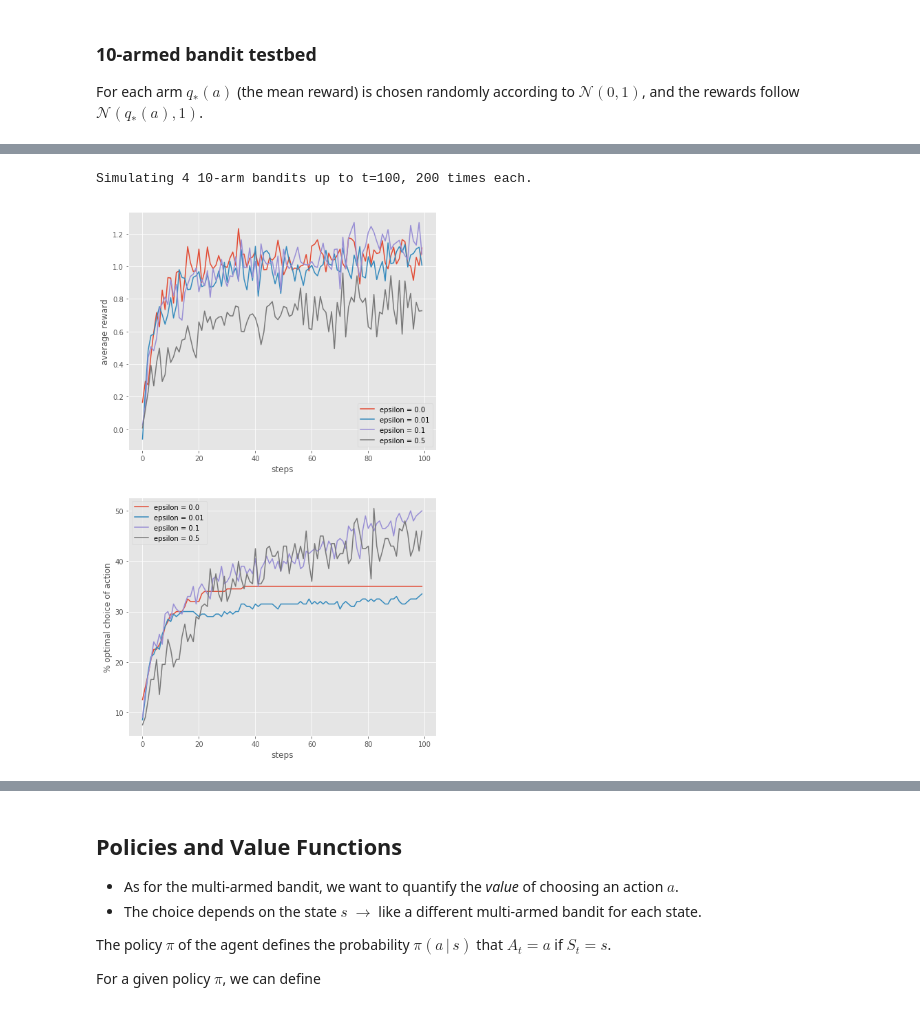
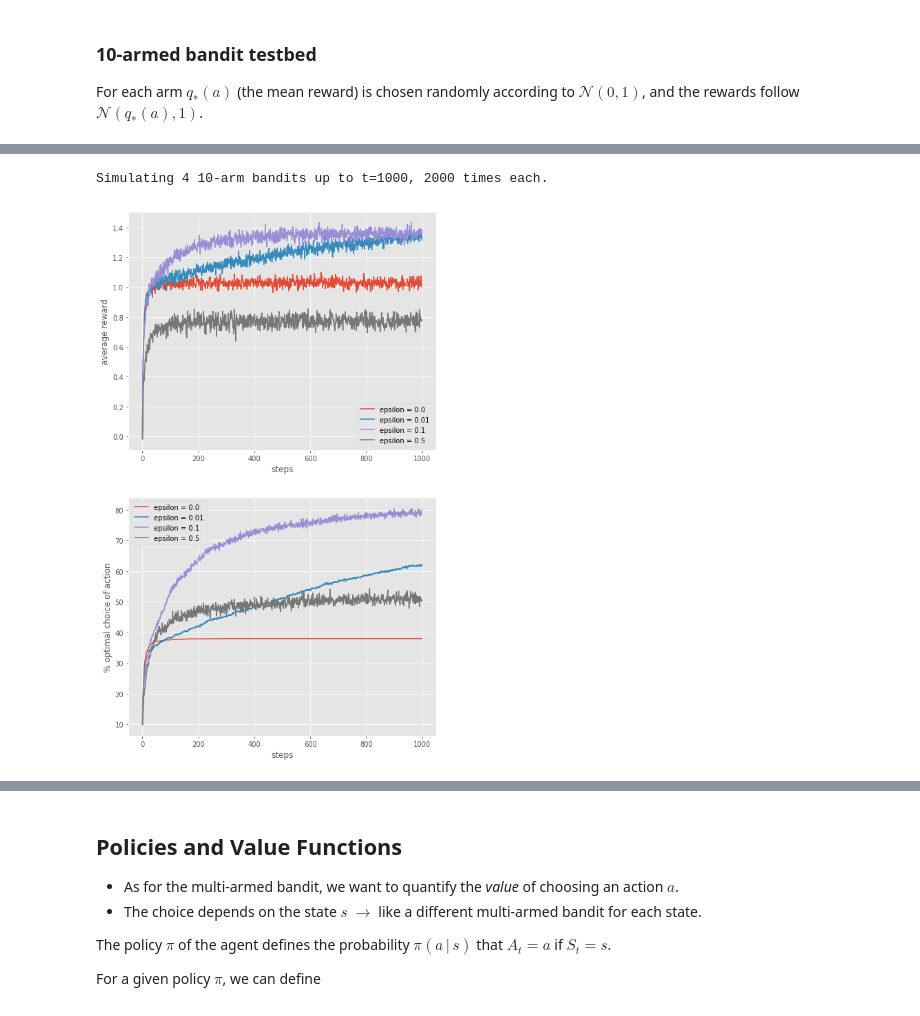
Before and after one commit to adrienbolens/introduction-to-q-learning, a Jupyter notebook: slides.ipynb, the cells around one changed output, grey strips where cells are left out. Cells and saved outputs as stored; diff of their text form; code cells hidden in the pictures.

Commit message:
change parameters for bandit convergence plot

```diff
--- a/slides.ipynb
+++ b/slides.ipynb
@@ -188,36 +188,36 @@ def simulate(n_runs, max_time, bandits):
             for time in range(max_time):
                 action = bandit.choose_action()
                 reward = bandit.step(action)
                 rewards[i, run, time] = reward
                 if action == bandit.best_action:
                     optimal_choice_counts[i, run, time] = 1
     mean_optimal_choice_counts = optimal_choice_counts.mean(axis=1)
     mean_rewards = rewards.mean(axis=1)
     return mean_optimal_choice_counts, mean_rewards
 
 
 def bandit_figure(n_runs, max_time):
     epsilons = [0., 0.01, 0.1, 0.5]
     bandits = [Bandit(k=10, epsilon=eps) for eps in epsilons]
     optimal_choice_counts, rewards = simulate(n_runs, max_time, bandits)
 
     plt.style.use('ggplot')
     fig, ax = plt.subplots(2, 1, figsize=(8, 14))
 
     for eps, rewards, counts in zip(epsilons, rewards, optimal_choice_counts):
         ax[0].plot(rewards, label=f'epsilon = {eps}')
         ax[1].plot(100*counts, label=f'epsilon = {eps}')
     ax[0].set_xlabel('steps')
     ax[0].set_ylabel('average reward')
     ax[0].legend()
     ax[1].set_xlabel('steps')
     ax[1].set_ylabel('% optimal choice of action')
     ax[1].legend()
 
-bandit_figure(n_runs=200, max_time=100)
+bandit_figure(n_runs=2000, max_time=1000)
 # %% [output]
-Simulating 4 10-arm bandits up to t=100, 200 times each.
+Simulating 4 10-arm bandits up to t=1000, 2000 times each.
-[figure, old version]
+[figure, new version]
 # %% [markdown]
 # Markov Decision Processes
 
```
